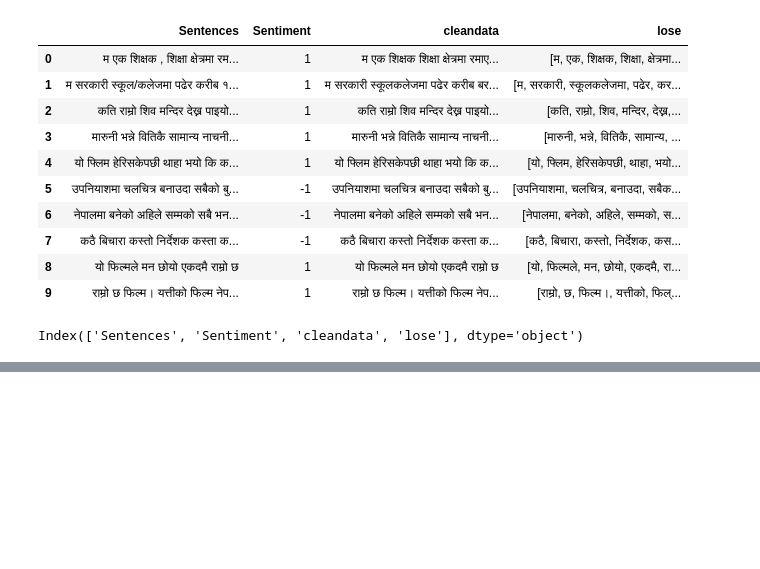
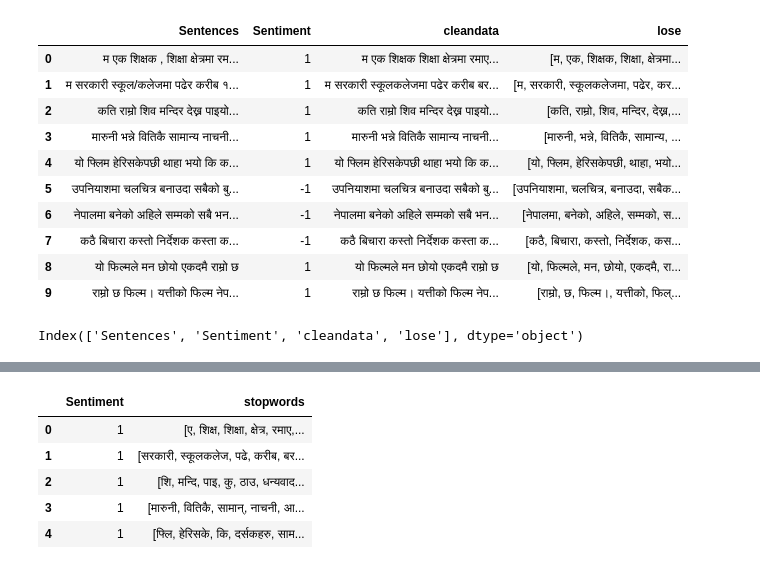
Before and after one commit to Dibay-Prakash/Nepali-sentiment-analysis, a Jupyter notebook: preprocessing.ipynb, the cells around one changed output, grey strips where cells are left out. Saved outputs shown, nothing was run; the diff lists cells and outputs as text; code cells hidden in the pictures; blank space fills up the shorter version.

```diff
--- a/preprocessing.ipynb
+++ b/preprocessing.ipynb
@@ -312,0 +257,13 @@ TypeError: sequence item 0: expected str instance, list found
+# %%
+# Select only Sentiment and stopwords columns
+new_data = data[['Sentiment', 'stopwords']]
+
+# Show the first few rows
+new_data.head()
+# %% [output]
+|  | Sentiment | stopwords |
+| 0 | 1 | [ए, शिक्ष, शिक्षा, क्षेत्र, रमाए,... |
+| 1 | 1 | [सरकारी, स्कूलकलेज, पढे, करीब, बर... |
+| 2 | 1 | [शि, मन्दि, पाइ, कु, ठाउ, धन्यवाद... |
+| 3 | 1 | [मारुनी, वितिकै, सामान्, नाचनी, आ... |
+| 4 | 1 | [फ्लि, हेरिसके, कि, दर्सकहरु, साम... |
```
Also changed, not shown: parts of 31 cells of this notebook.
